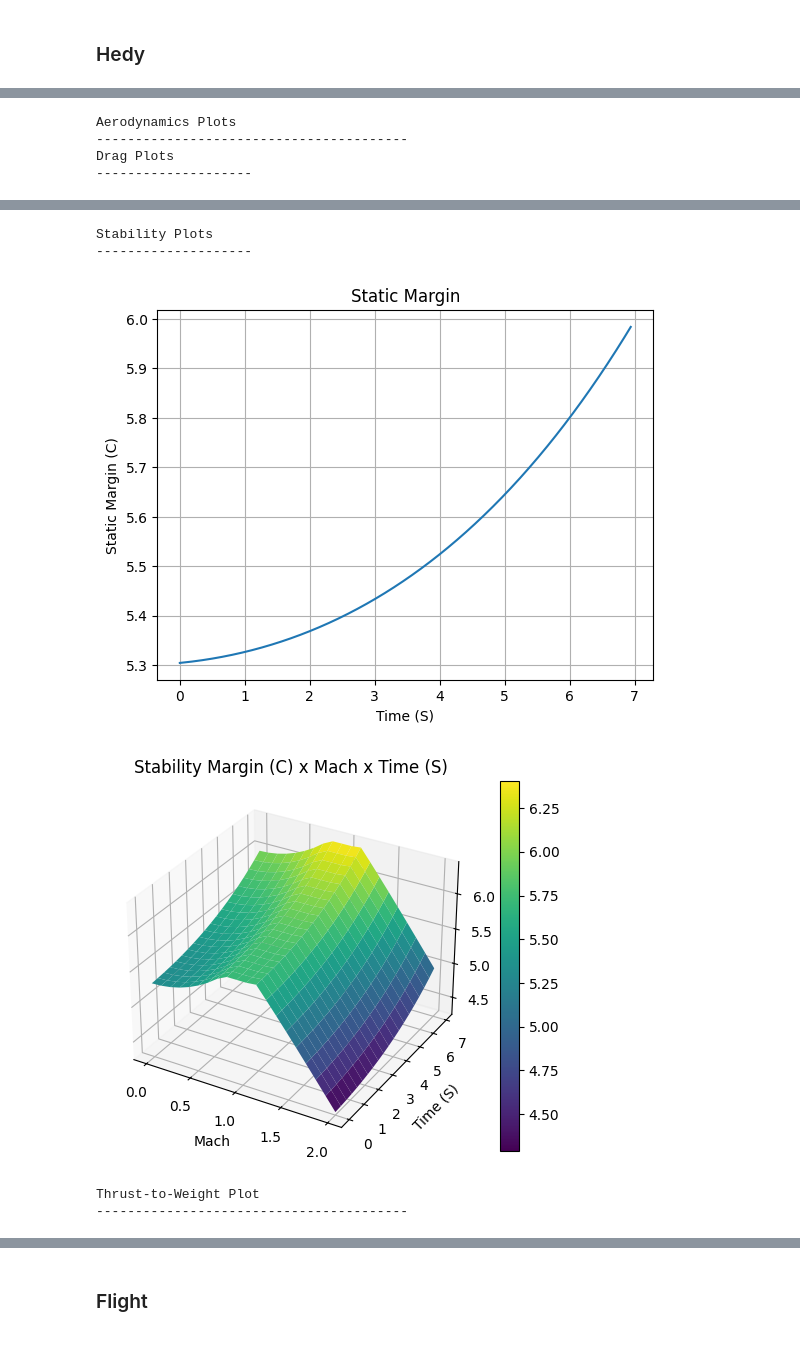
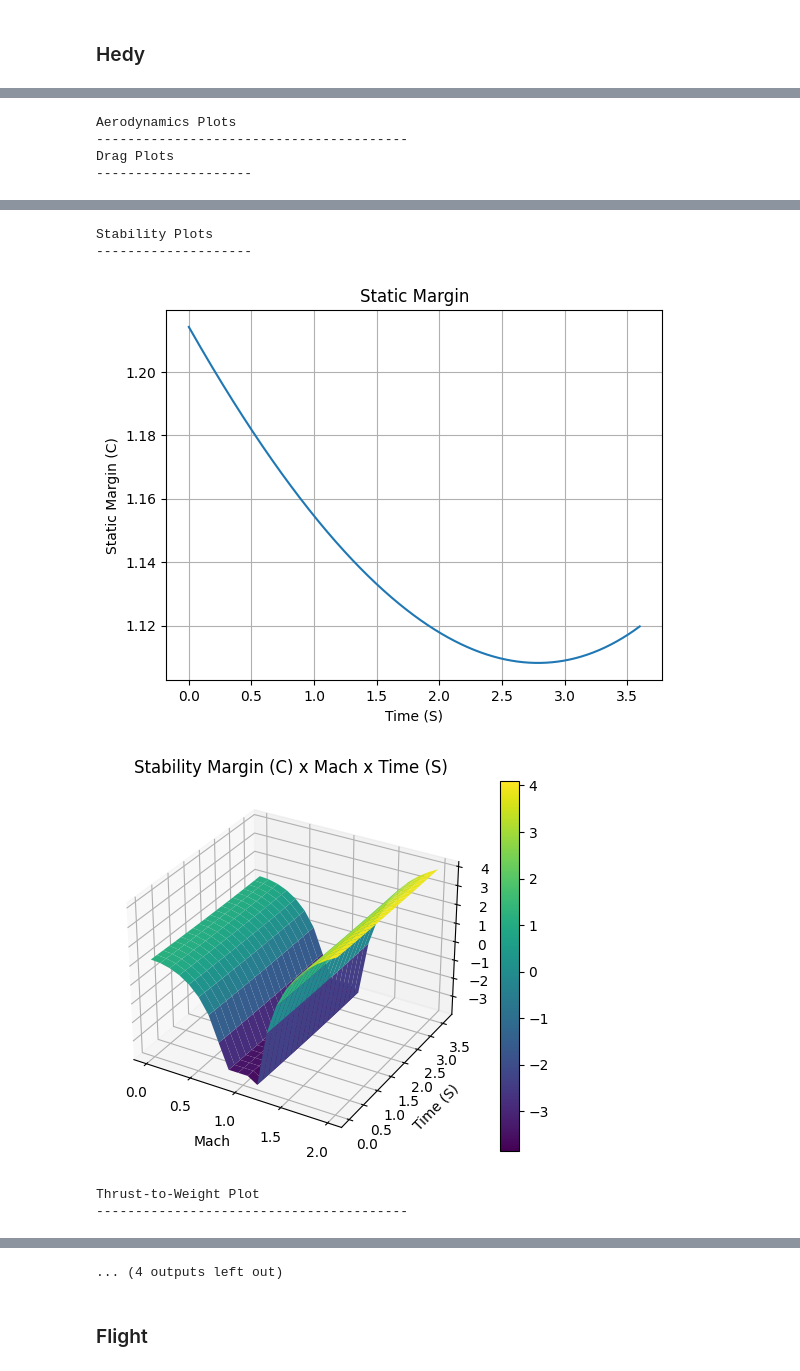
Before and after one commit to SpaceTeam/Lamarr_Flight_Simulation_RocketPy, a Jupyter notebook: Hedy_simulation.ipynb, the cells around one changed output, grey strips where cells are left out. Cells and saved outputs as stored; diff of their text form; code cells hidden in the pictures.

```diff
--- a/Hedy_simulation.ipynb
+++ b/Hedy_simulation.ipynb
@@ -608,39 +512,28 @@ parachutes[1] = Parachute(
 # %% [markdown]
 ### Hedy
 # %%
-
-total_mass        = rocket_config["total_weight"]         / 1000  # kg
-
-if rocket_config["account_for_ice"]:
-  total_mass += motor_config["mass"]["ice"]
-
-#inertia
-inertia_x_y   = rocket_config["moment_of_intertia_XY"]          # kg/m^2
-inertia_z     = rocket_config["moment_of_intertia_Z"]           # kg/m^2
-
-upper_railbutton_position = rocket_config["railbuttons"]["upper"]/1000
-lower_railbutton_position = rocket_config["railbuttons"]["lower"]/1000
-
-#CG
-CG                = rocket_config["total_CG"]             / 1000  # m
-
 hedy = Rocket(
-    radius = rocket_diameter /2,                      # m
-    mass = total_mass,                                # m
-    inertia = (inertia_x_y, inertia_x_y, inertia_z),  # kg * m^2
-    power_off_drag = "power_off_drag.csv",
-    power_on_drag = "power_on_drag.csv",
-    center_of_mass_without_motor = CG,                # m
+    radius = rocket_diameter /2, #m
+    mass = total_mass-engine.dry_mass, # m
+    inertia = (inertia_x_y, inertia_x_y, inertia_z), #kg * m^2
+    power_off_drag = "LV-100-550_drag_curve_OpenRocket.csv",
+    power_on_drag = "LV-100-550_drag_curve_OpenRocket.csv",
+    center_of_mass_without_motor = CG, #m
     coordinate_system_orientation = "tail_to_nose"
 )
-hedy.add_motor(skuld, position = 0)
+hedy.add_motor(engine, position = 0)
 
-
-#hedy.set_rail_buttons(upper_button_position= upper_railbutton_position, lower_button_position=lower_railbutton_position)
-
-hedy.add_surfaces(surfaces=[nose_cone, trapezoidal_fin_set, tail], positions=[rocket_length, 0, tailcone_length])
+hedy.add_surfaces(surfaces=[nose_cone, fin_set, tail, upper_railbutton], positions=[rocket_length, fin_position, tailcone_length, CG])
 
 hedy.parachutes = list(parachutes.values())
 
+hedy.draw()
 hedy.all_info()
+hedy.plots.static_margin()
+
+f = Function(hedy.static_margin * rocket_diameter * 1000 * rocket_length / 100, title = "Static Margin (in %)")
+f.plot()
+
+f2 = Function(hedy.center_of_mass, title = "COM")
+f2.plot()
 # %% [output]
@@ -674,6 +568,6 @@ Drag Plots
 Stability Plots
 --------------------
-[figure, old version]
-[figure, old version]
+[figure, new version]
+[figure, new version]
 Thrust-to-Weight Plot
 ----------------------------------------
@@ -681,2 +574,3 @@ Thrust-to-Weight Plot
+... (4 outputs left out)
 # %% [markdown]
 ### Flight
```
Also changed, not shown: parts of 47 cells of this notebook.
